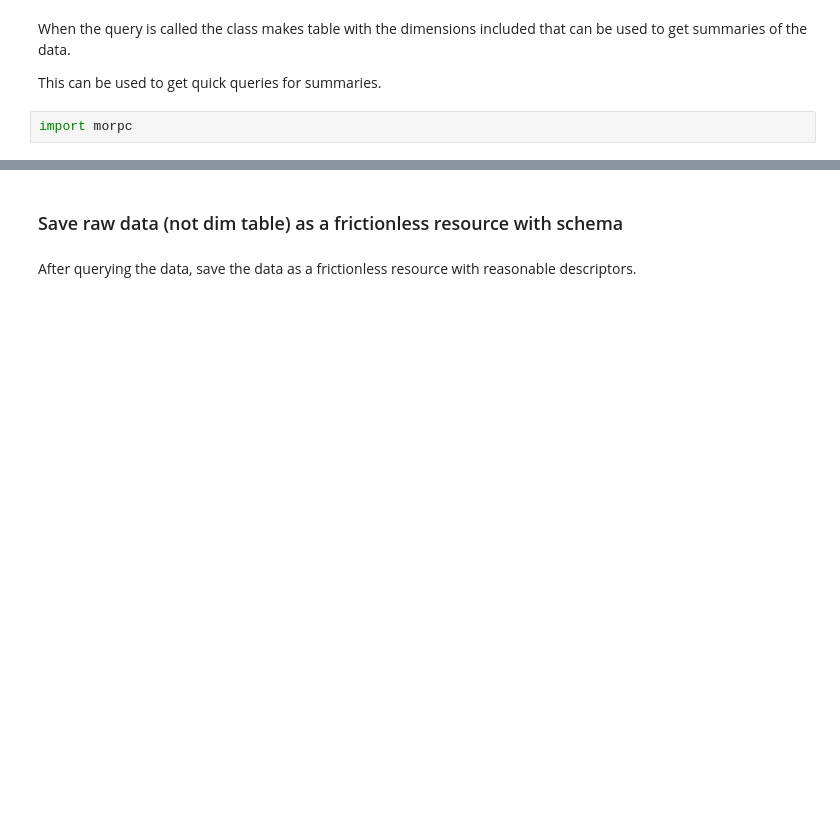
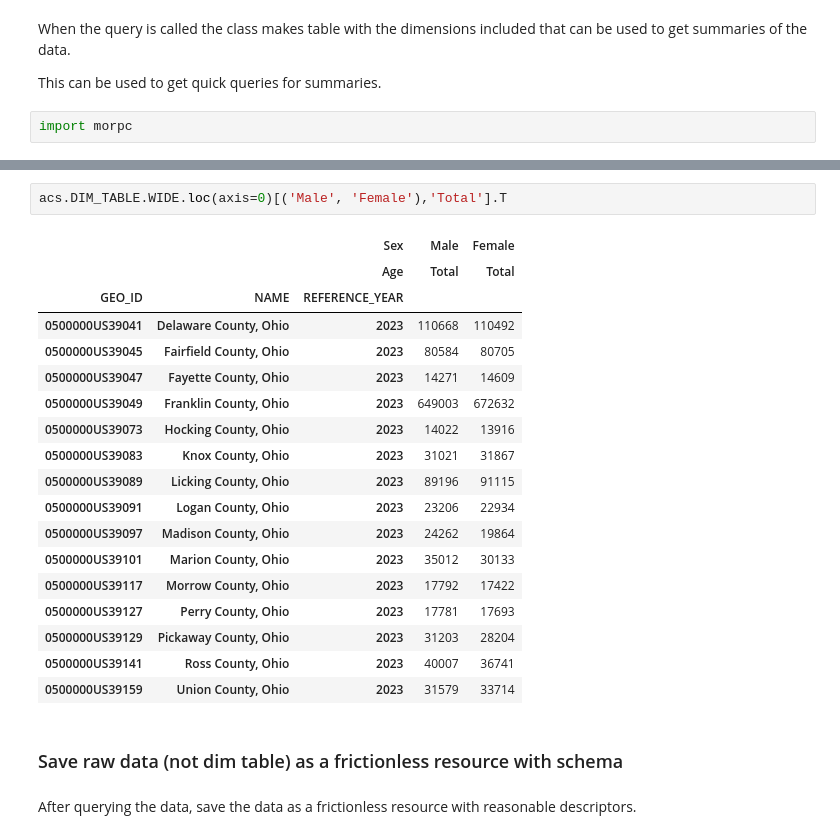
Before and after one commit to morpc/morpc-py, a Jupyter notebook: docs/07-morpc-census-demo.ipynb, the cells around one changed output, grey strips where cells are left out. Saved outputs shown, nothing was run; the diff lists cells and outputs as text; blank space fills up the shorter version.

```diff
--- a/docs/07-morpc-census-demo.ipynb
+++ b/docs/07-morpc-census-demo.ipynb
@@ -117,3 +136,24 @@ table.loc[table['VAR_TYPE']=='Estimate'].fillna("").set_index(acs.DIMENSIONS).dr
+# %%
+acs.DIM_TABLE.WIDE.loc(axis=0)[('Male', 'Female'),'Total'].T
+# %% [output]
+|  |  | Sex | Male | Female |
+|  |  | Age | Total | Total |
+| GEO_ID | NAME | REFERENCE_YEAR |  |  |
+| 0500000US39041 | Delaware County, Ohio | 2023 | 110668 | 110492 |
+| 0500000US39045 | Fairfield County, Ohio | 2023 | 80584 | 80705 |
+| 0500000US39047 | Fayette County, Ohio | 2023 | 14271 | 14609 |
+| 0500000US39049 | Franklin County, Ohio | 2023 | 649003 | 672632 |
+| 0500000US39073 | Hocking County, Ohio | 2023 | 14022 | 13916 |
+| 0500000US39083 | Knox County, Ohio | 2023 | 31021 | 31867 |
+| 0500000US39089 | Licking County, Ohio | 2023 | 89196 | 91115 |
+| 0500000US39091 | Logan County, Ohio | 2023 | 23206 | 22934 |
+| 0500000US39097 | Madison County, Ohio | 2023 | 24262 | 19864 |
+| 0500000US39101 | Marion County, Ohio | 2023 | 35012 | 30133 |
+| 0500000US39117 | Morrow County, Ohio | 2023 | 17792 | 17422 |
+| 0500000US39127 | Perry County, Ohio | 2023 | 17781 | 17693 |
+| 0500000US39129 | Pickaway County, Ohio | 2023 | 31203 | 28204 |
+| 0500000US39141 | Ross County, Ohio | 2023 | 40007 | 36741 |
+| 0500000US39159 | Union County, Ohio | 2023 | 31579 | 33714 |
 # %% [markdown]
 ### Save raw data (not dim table) as a frictionless resource with schema
 # %% [markdown]
```
Also changed, not shown: parts of 7 cells of this notebook, 1 other file.
